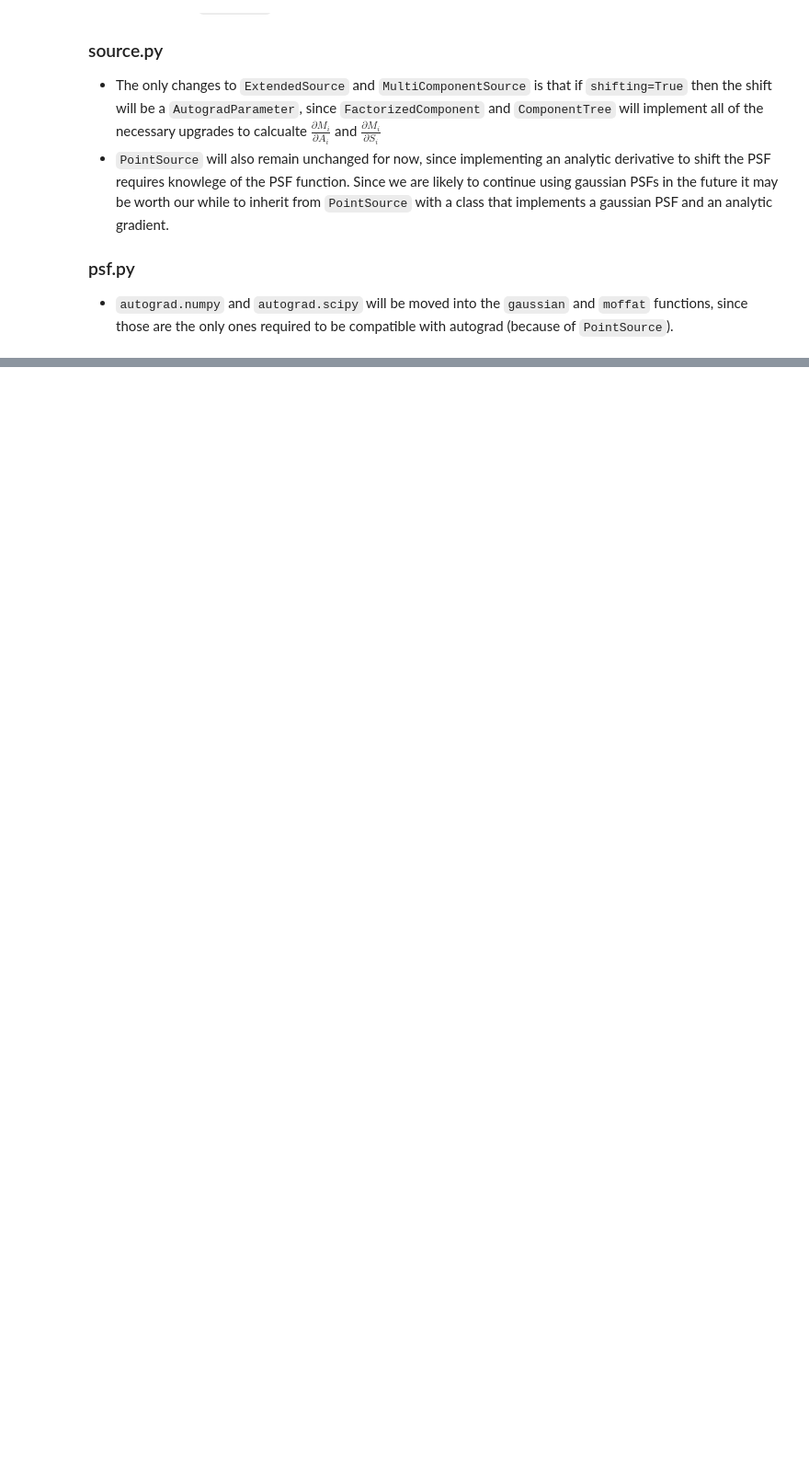
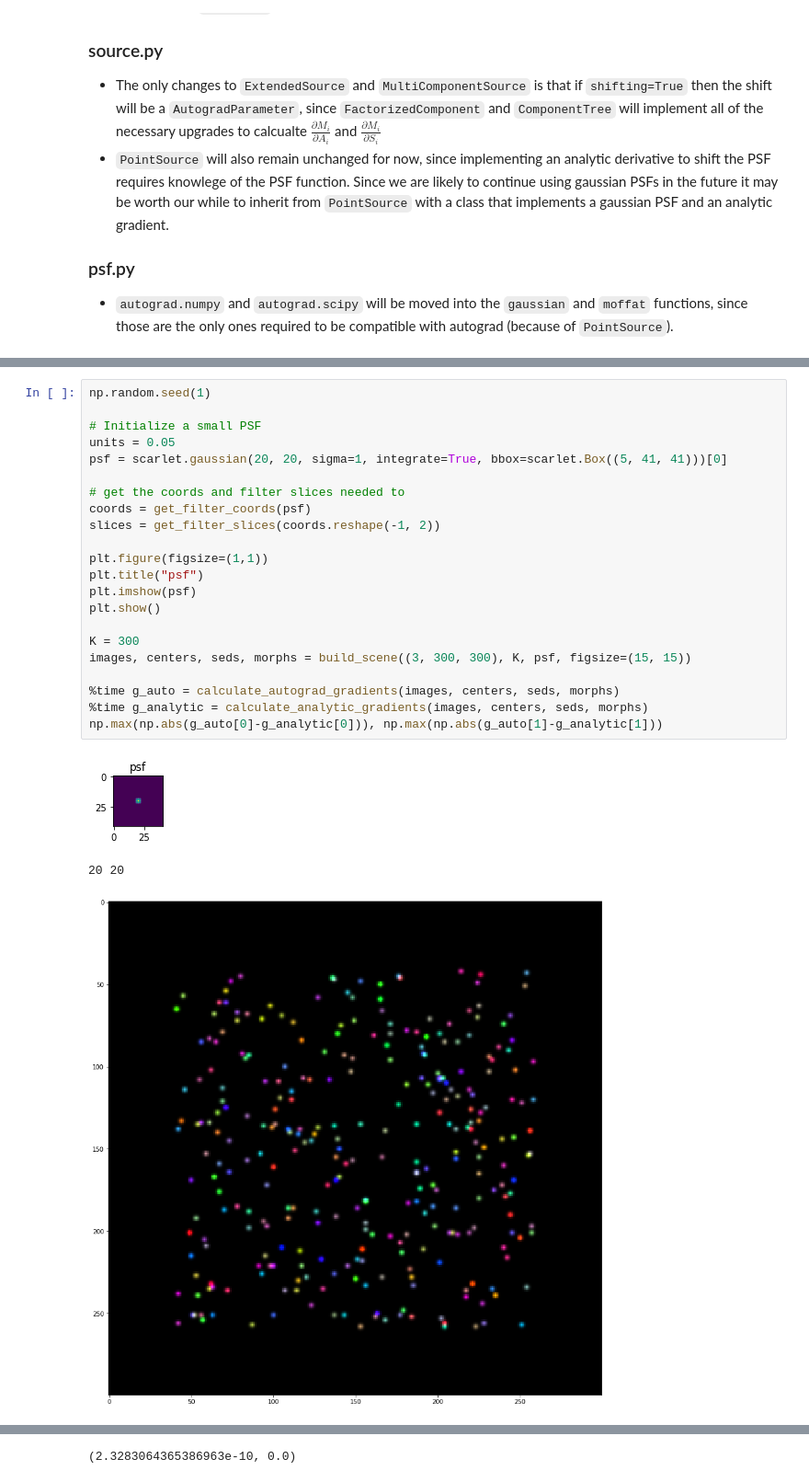
Before and after one commit to fred3m/notebooks, a Jupyter notebook: direct_conv.ipynb, the cells around one changed output, grey strips where cells are left out. Shown at 92% size. Saved outputs shown, nothing was run; the diff lists cells and outputs as text; blank space fills up the shorter version.

```diff
--- a/direct_conv.ipynb
+++ b/direct_conv.ipynb
@@ -322,0 +494,26 @@ np.max(np.abs(images-result))
+# %%
+np.random.seed(1)
+
+# Initialize a small PSF
+units = 0.05
+psf = scarlet.gaussian(20, 20, sigma=1, integrate=True, bbox=scarlet.Box((5, 41, 41)))[0]
+
+# get the coords and filter slices needed to
+coords = get_filter_coords(psf)
+slices = get_filter_slices(coords.reshape(-1, 2))
+
+plt.figure(figsize=(1,1))
+plt.title("psf")
+plt.imshow(psf)
+plt.show()
+
+K = 300
+images, centers, seds, morphs = build_scene((3, 300, 300), K, psf, figsize=(15, 15))
+
+%time g_auto = calculate_autograd_gradients(images, centers, seds, morphs)
+%time g_analytic = calculate_analytic_gradients(images, centers, seds, morphs)
+np.max(np.abs(g_auto[0]-g_analytic[0])), np.max(np.abs(g_auto[1]-g_analytic[1]))
+# %% [output]
+[figure, added]
+20 20
+[figure, added]
@@ -322,0 +524 @@ np.max(np.abs(images-result))
+(2.3283064365386963e-10, 0.0)
```
Also changed, not shown: parts of 15 cells of this notebook.
